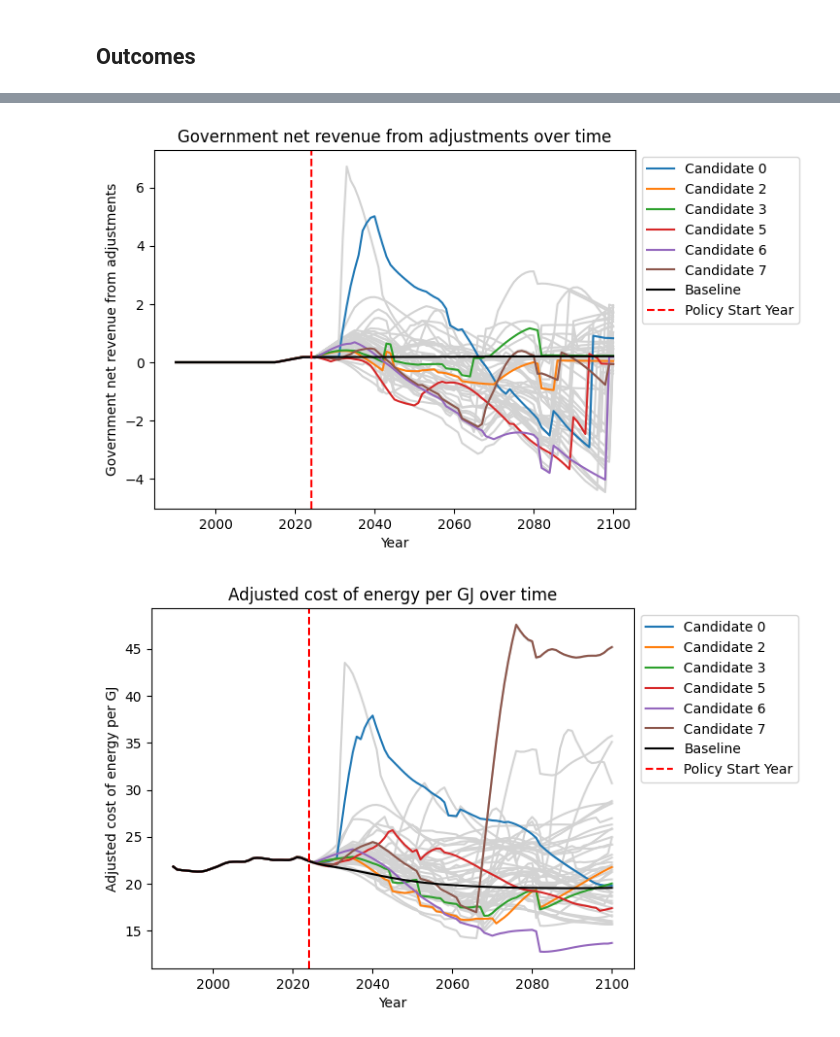
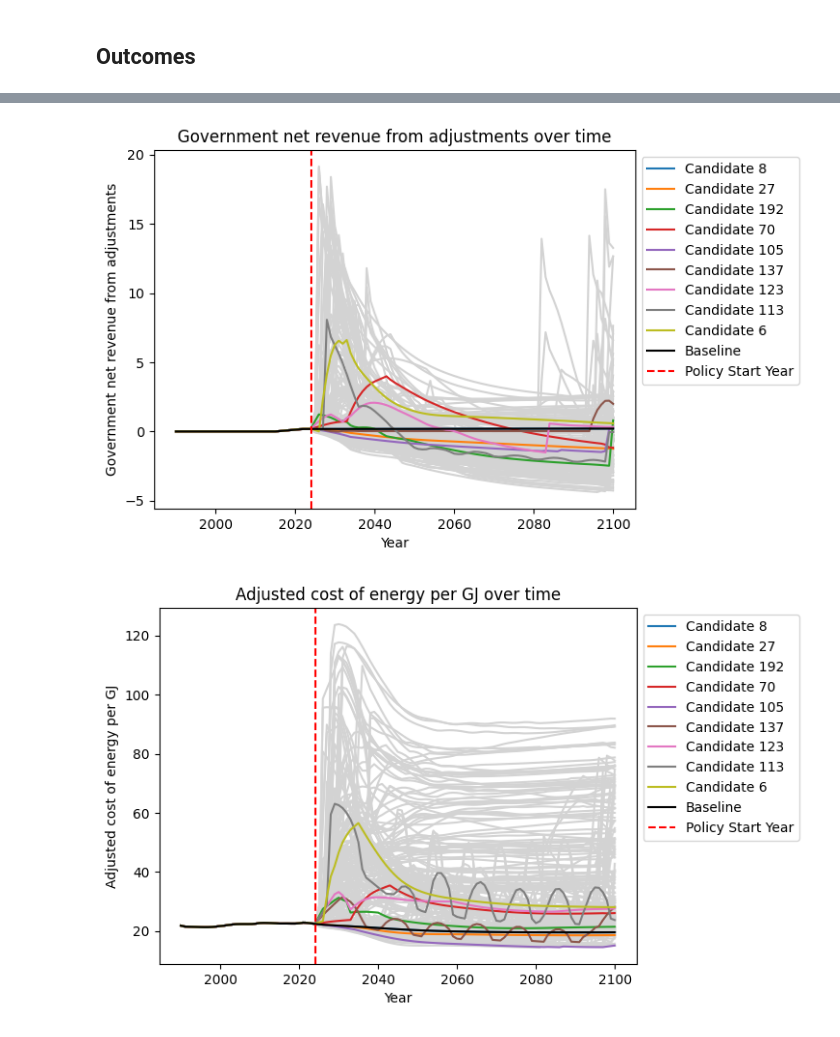
Before and after one commit to cognizant-ai-labs/en-roads-py, a Jupyter notebook: experiments/pymoo_analysis.ipynb, the cells around one changed output, grey strips where cells are left out. Saved outputs shown, nothing was run; the diff lists cells and outputs as text; code cells hidden in the pictures.

```diff
--- a/experiments/pymoo_analysis.ipynb
+++ b/experiments/pymoo_analysis.ipynb
@@ -15,14 +15,14 @@ from generate_url import actions_to_url
 # %% [markdown]
 ## Setup
 # %%
-save_path = "results/pymoo/firsttry"
+save_path = "results/pymoo/novelty"
 with open(save_path + "/config.json", 'r') as f:
     config = json.load(f)
 
 actions = config["actions"]
 outcomes = config["outcomes"]
 
-with open("results/pymoo/firsttry/results", 'rb') as f:
+with open(save_path + "/results", 'rb') as f:
     res = dill.load(f)
     print("Loaded Checkpoint:", res)
 
@@ -112,0 +131,12 @@ sample_idxs
+# %%
+def evenly_sample(lst, m):
+    middle = lst[1:-1]
+    step = len(middle) / (m-2)
+    sample = [middle[int(i * step)] for i in range(m-2)]
+    sample = [lst[0]] + sample + [lst[-1]]
+    return sample
+
+sort_col_idx = 5
+sample_idxs = evenly_sample(np.argsort(F[:,sort_col_idx]), 9)
+print(sample_idxs)
+print(F[sample_idxs])
@@ -160,7 +216,7 @@ plot_parallel_coordinates(F, outcomes, sample_idxs)
 # %% [markdown]
 ## Outcomes
 # %%
-def plot_outcome_over_time(outcomes: list[str], cand_idxs: list[int], X: np.ndarray, problem: EnroadsProblem, runner: EnroadsRunner, baseline_df):
+def plot_outcome_over_time(outcomes: list[str], cand_idxs: list[int], X: np.ndarray, problem: EnroadsProblem, runner: EnroadsRunner, baseline_df, save_path=None):
     outcomes_dfs = []
     for cand_idx in range(X.shape[0]):
         actions_dict = problem.params_to_actions_dict(X[cand_idx])
@@ -189,8 +245,10 @@ def plot_outcome_over_time(outcomes: list[str], cand_idxs: list[int], X: np.ndar
         plt.title(f"{outcome} over time")
         plt.xlabel("Year")
         plt.ylabel(outcome)
+        if save_path:
+            plt.savefig(save_path + f"/{outcome.replace(' ', '-')}.png", bbox_inches='tight', dpi=300)
         plt.show()
 
-plot_outcomes = ["Temperature change from 1850", "CO2 Equivalent Net Emissions", "Government net revenue from adjustments", "Adjusted cost of energy per GJ"]
-plot_outcome_over_time(plot_outcomes, sample_idxs, X, problem, runner, baseline_df)
+plot_outcomes = ["Temperature change from 1850", "CO2 Equivalent Net Emissions", "Government net revenue from adjustments", "Adjusted cost of energy per GJ", "Total Primary Energy Demand"]
+plot_outcome_over_time(plot_outcomes, sample_idxs, X, problem, runner, baseline_df, save_path=save_path)
 # %% [output]
@@ -199,2 +257,2 @@ plot_outcome_over_time(plot_outcomes, sample_idxs, X, problem, runner, baseline_
-[figure, old version]
+[figure, new version]
-[figure, old version]
+[figure, new version]
```
Also changed, not shown: parts of 12 cells of this notebook, 16 other files.
